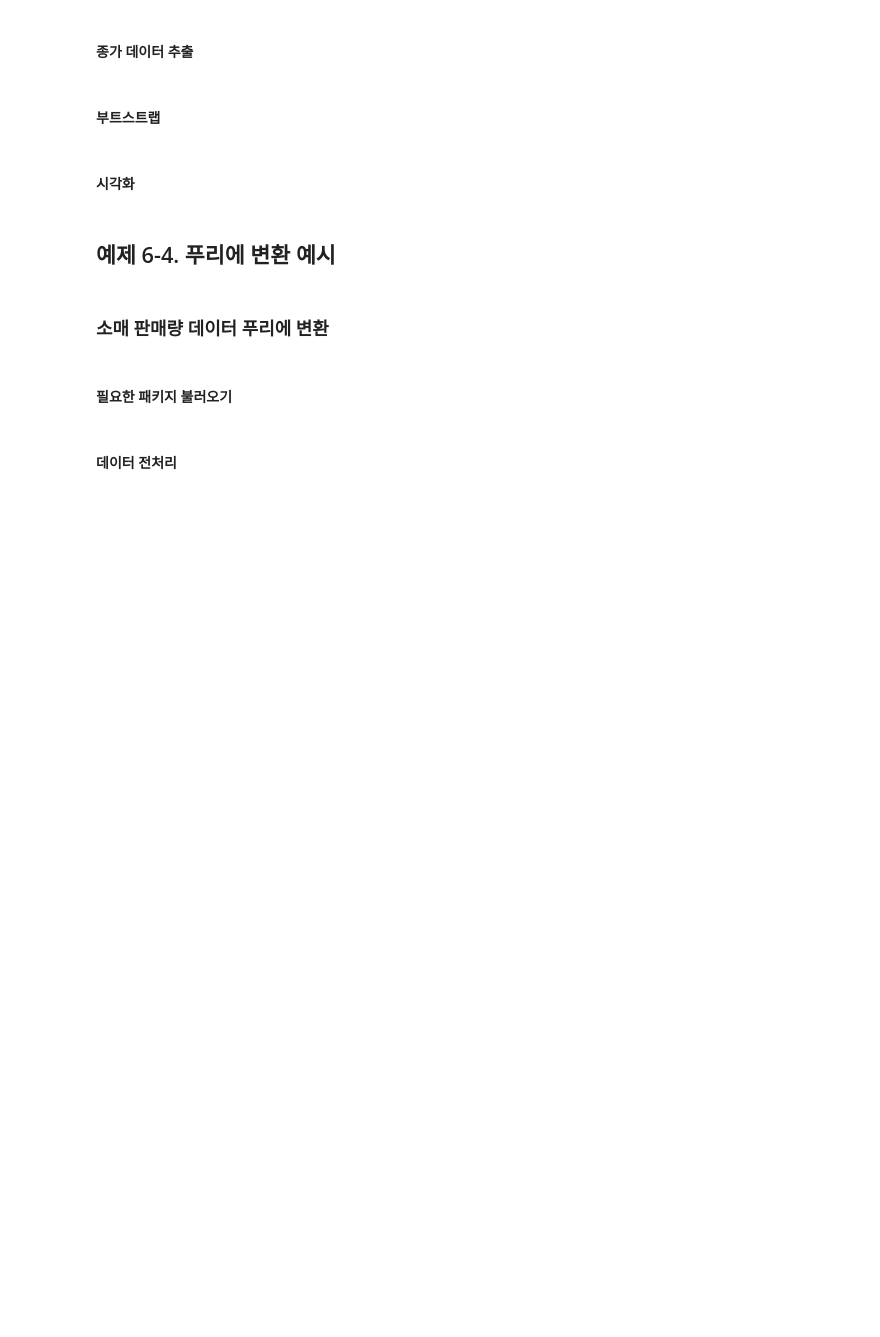
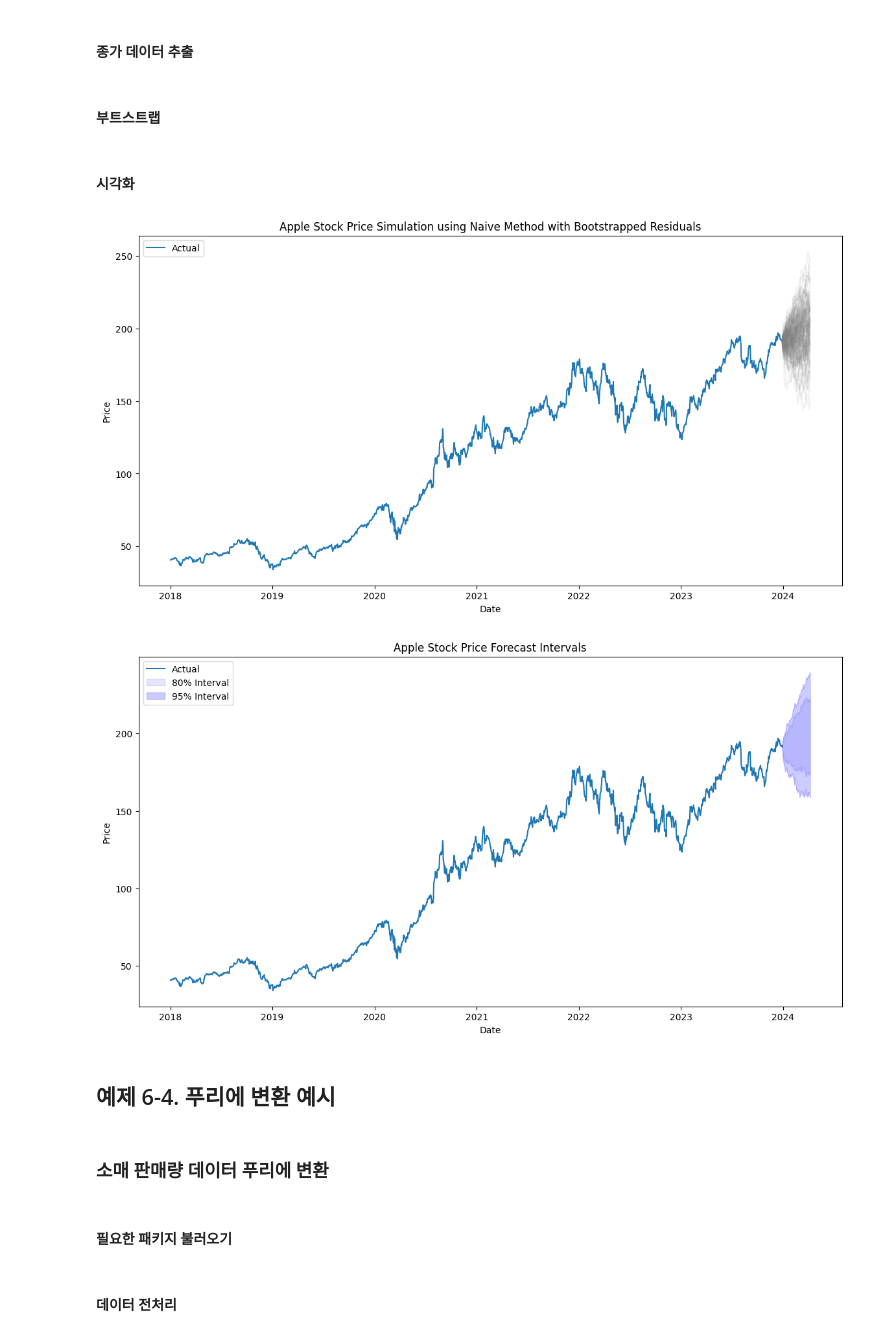
Before and after one commit to safeai-snu/Econometrics, a Jupyter notebook: Part.3/6.Time_Series_Regression_Models.ipynb, the cells around one changed output. Drawn from its saved outputs; the diff is of its cells as text; code cells hidden in the pictures; blank space fills up the shorter version.

```diff
--- a/Part.3/6.Time_Series_Regression_Models.ipynb
+++ b/Part.3/6.Time_Series_Regression_Models.ipynb
@@ -124,7 +124,8 @@ import matplotlib.pyplot as plt
 start_date = "2018-01-01"
 end_date = "2023-12-31"
 
-stock = pd.read_csv("https://raw.githubusercontent.com/safeai-snu/Econometrics/refs/heads/main/Part.3/data/AAPL_stock.csv")
+stock = pd.read_csv("https://raw.githubusercontent.com/safeai-snu/Econometrics/refs/heads/main/Part.3/data/AAPL_stock.csv", index_col=0)
 stock = stock.loc[start_date:end_date]
+stock.index = pd.to_datetime(stock.index)
 stock
 # %% [output]
@@ -134,19 +146,16 @@ HTTPError: HTTP Error 404: Not Found
-# %%
-tick = yf.Ticker(ticker)
-stock = tick.history(start=start_date, end=end_date)
 # %% [markdown]
 #### 종가 데이터 추출
 # %%
-stock = stock[['Close']]
-stock['Naive_Forecast'] = stock['Close'].shift(1)
-stock['Residuals'] = stock['Close'].diff(1)
+stock = stock[['close']]
+stock['Naive_Forecast'] = stock.loc[:,'close'].shift(1)
+stock['Residuals'] = stock.loc[:,'close'].diff(1)
 # %% [markdown]
 #### 부트스트랩
 # %%
 np.random.seed(0)
 n_days = 100
 n_simulations = 100
-last_value = stock['Close'].iloc[-1]
+last_value = stock['close'].iloc[-1]
 
 simulations = pd.DataFrame(index=range(n_days), columns=range(n_simulations))
 
@@ -165,24 +174,27 @@ upper_bounds_95 = simulations.quantile(q=1-(1-percentiles[1]/100)/2, axis=1)
 #### 시각화
 # %%
 plt.figure(figsize=(14, 7))
-plt.plot(stock.index, stock['Close'], label='Actual')
+plt.plot(stock.index, stock['close'], label='Actual')
 for sim in simulations.columns:
     plt.plot(stock.index[-1] + pd.to_timedelta(range(n_days), unit='D'), simulations[sim], alpha=0.1, color='grey')
 plt.title('Apple Stock Price Simulation using Naive Method with Bootstrapped Residuals')
 plt.xlabel('Date')
 plt.ylabel('Price')
 plt.legend()
 plt.show()
 
 plt.figure(figsize=(14, 7))
-plt.plot(stock.index, stock['Close'], label='Actual')
+plt.plot(stock.index, stock['close'], label='Actual')
 plt.fill_between(stock.index[-1] + pd.to_timedelta(range(n_days), unit='D'), lower_bounds, upper_bounds, color='blue', alpha=0.1, label=f'{percentiles[0]}% Interval')
 plt.fill_between(stock.index[-1] + pd.to_timedelta(range(n_days), unit='D'), lower_bounds_95, upper_bounds_95, color='blue', alpha=0.2, label=f'{percentiles[1]}% Interval')
 plt.title('Apple Stock Price Forecast Intervals')
 plt.xlabel('Date')
 plt.ylabel('Price')
 plt.legend()
 plt.show()
+# %% [output]
+[figure, added]
+[figure, added]
 # %% [markdown]
 ## 예제 6-4. 푸리에 변환 예시
 # %% [markdown]
```
Also changed, not shown: parts of 2 cells of this notebook.
